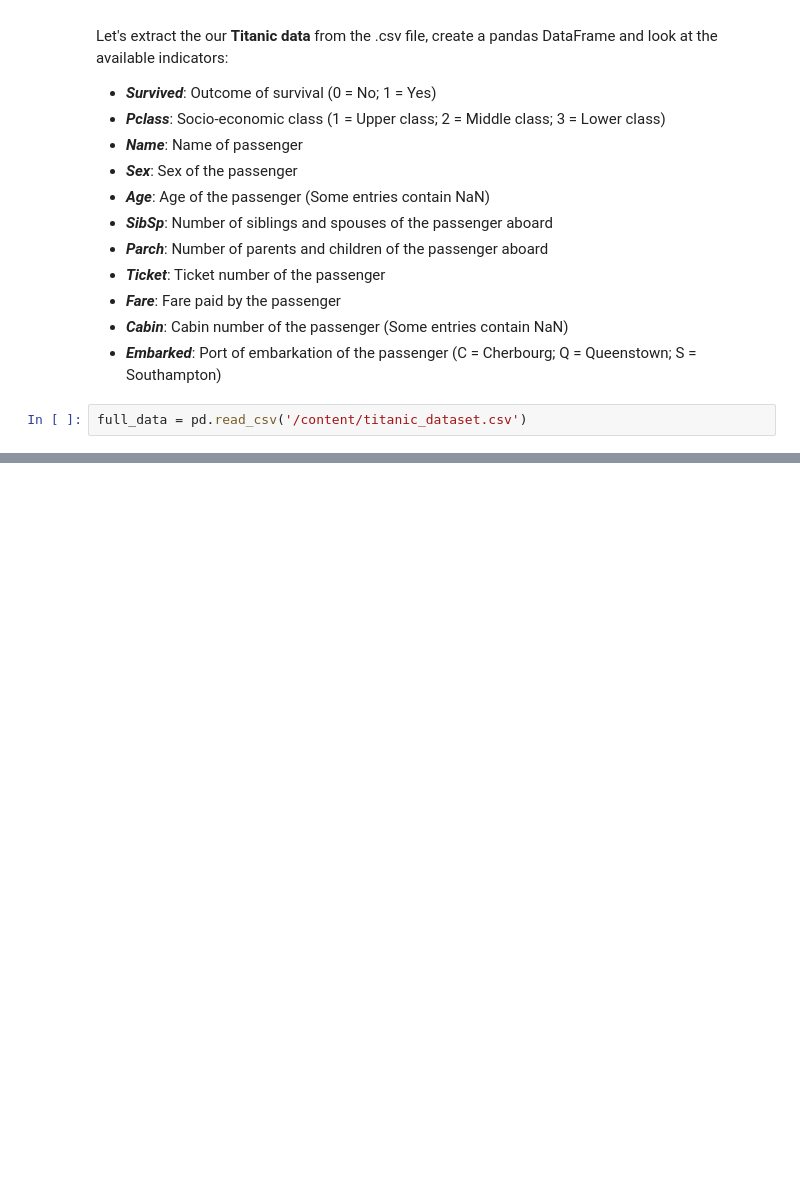
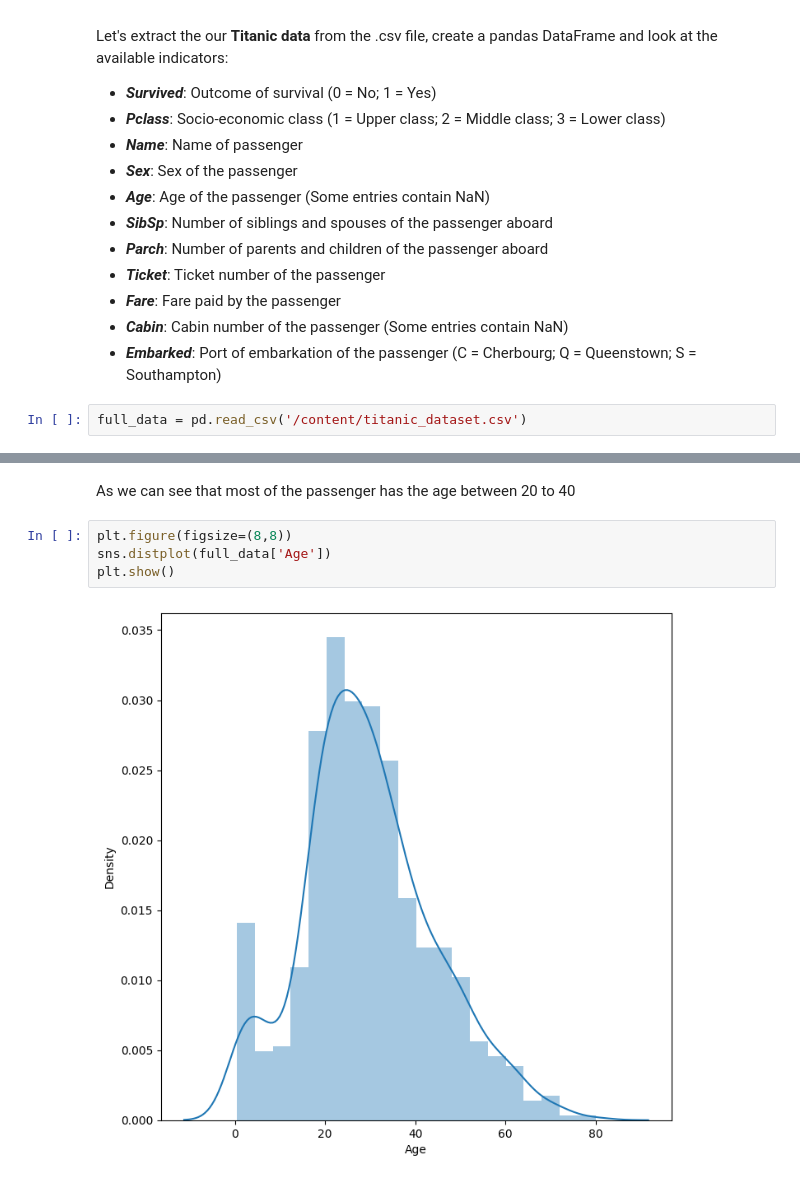
Before and after one commit to Afzalfaizi/AI_with_Irfan_Malik, a Jupyter notebook: classification.ipynb, the cells around one changed output, grey strips where cells are left out. Drawn from its saved outputs; the diff is of its cells as text; blank space fills up the shorter version.

```diff
--- a/classification.ipynb
+++ b/classification.ipynb
@@ -118,0 +203,8 @@ full_data = pd.read_csv('/content/titanic_dataset.csv')
+# %% [markdown]
+As we can see that most of the passenger has the age between 20 to 40
+# %%
+plt.figure(figsize=(8,8))
+sns.distplot(full_data['Age'])
+plt.show()
+# %% [output]
+[figure, added]
```
Also changed, not shown: parts of 83 cells of this notebook.
